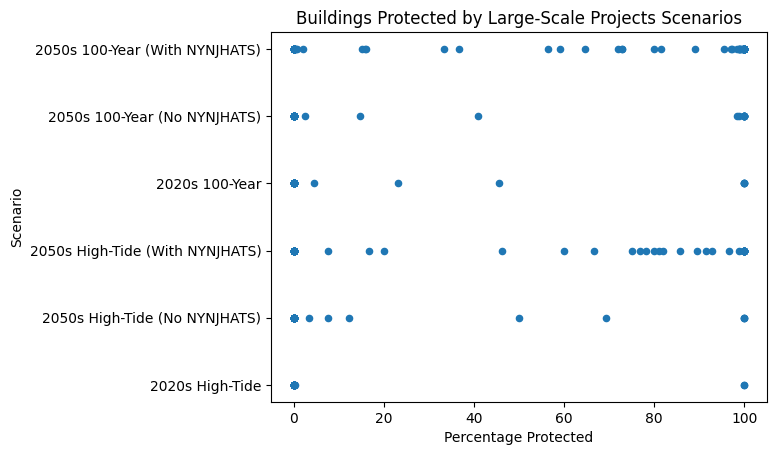
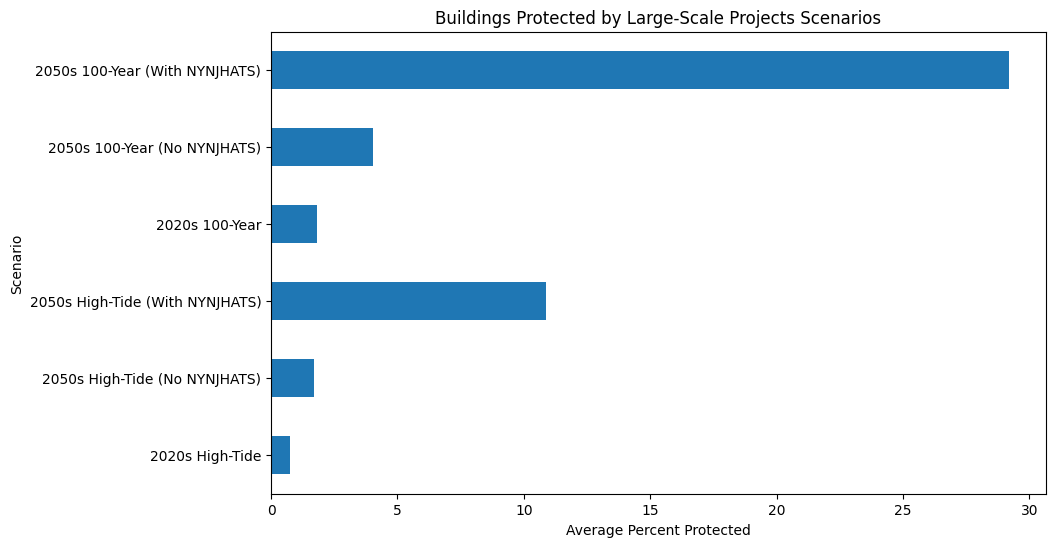
The change to this notebook cell's code, shown as a diff; its figure went from the first image to the second:
--- before
+++ after
@@ -7,21 +7,9 @@
     "2050s 100-Year (With NYNJHATS)"
 ]
+chart1_df = analysis_df.groupby("scenario_short")["percent_protected"].mean().reindex(scenario_order)
 
-analysis_df["scenario_short"] = pd.Categorical(
-    analysis_df["scenario_short"],
-    categories=scenario_order,
-    ordered=True
-)
-
-analysis_df = analysis_df.sort_values("scenario_short")
-
-analysis_df.plot(
-    x="percent_protected",
-    y="scenario_short",
-    kind="scatter"
-)
-
+chart1_df.plot(kind="barh", figsize=(10, 6))
 plt.title("Buildings Protected by Large-Scale Projects Scenarios")
-plt.xlabel("Percentage Protected")
+plt.xlabel("Average Percent Protected")
 plt.ylabel("Scenario")
 plt.show()

Commit: removed plot in favor of stripplot in analysis scatter